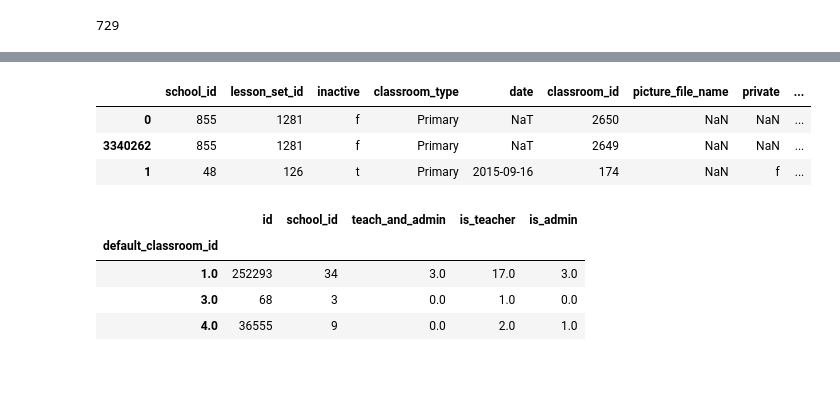
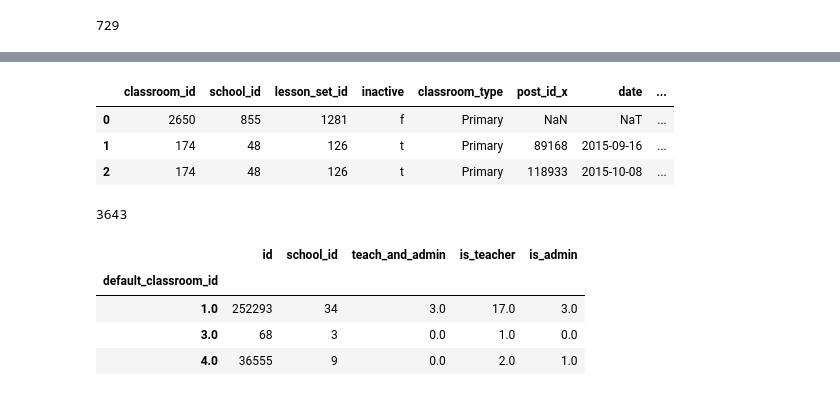
Before and after one commit to pgeurin/seniorskipday, a Jupyter notebook: src/eda.ipynb, the cells around one changed output, grey strips where cells are left out. Cells and saved outputs as stored; diff of their text form; code cells hidden in the pictures.

```diff
--- a/src/eda.ipynb
+++ b/src/eda.ipynb
@@ -207,0 +207,6 @@ classrooms_merged.head(3)
+# %%
+posts=posts.rename(columns={'id':'post_id'})
+# %%
+classrooms=classrooms.rename(columns={'id':'classroom_id'})
+# %%
+classrooms_merged = classrooms.merge(posts,how='outer', left_on='classroom_id', right_on='classroom_id')
@@ -296,11 +334,15 @@ posts_per_lesson.rename(index=str, columns={"post_id": "posts_per_lesson"});
 # %%
-classrooms_merged = classrooms_merged.merge(posts_per_lesson, left_on='lesson_set_id', right_index=True)
+classrooms_merged = classrooms_merged.merge(posts_per_lesson, how='left', left_on='lesson_set_id', right_index=True)
 classrooms_merged.head(3)
 # %% [output]
-|  | school_id | lesson_set_id | inactive | classroom_type | date | classroom_id | picture_file_name | private | ... |
-| 0 | 855 | 1281 | f | Primary | NaT | 2650 | NaN | NaN | ... |
-| 3340262 | 855 | 1281 | f | Primary | NaT | 2649 | NaN | NaN | ... |
-| 1 | 48 | 126 | t | Primary | 2015-09-16 | 174 | NaN | f | ... |
+|  | classroom_id | school_id | lesson_set_id | inactive | classroom_type | post_id_x | date | ... |
+| 0 | 2650 | 855 | 1281 | f | Primary | NaN | NaT | ... |
+| 1 | 174 | 48 | 126 | t | Primary | 89168 | 2015-09-16 | ... |
+| 2 | 174 | 48 | 126 | t | Primary | 118933 | 2015-10-08 | ... |
+# %%
+print(len(classrooms_merged.classroom_id.unique()))
+# %% [output]
+3643
 # %%
 # next time try merging first, then filter by time, then groupby and count
 # We're going to have to merge by time soon.
```
Also changed, not shown: parts of 38 cells of this notebook, 2 other files.
